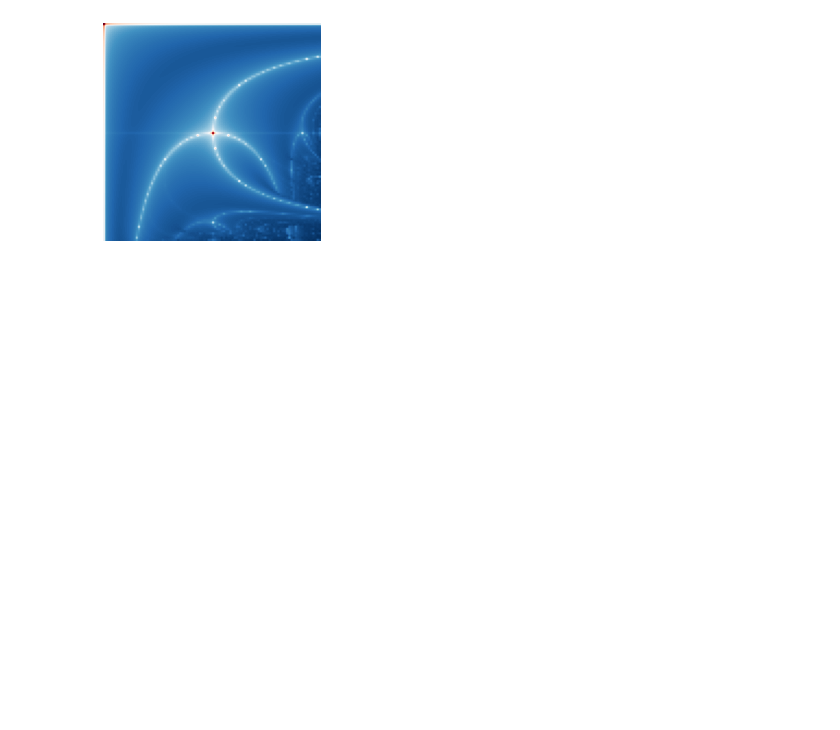
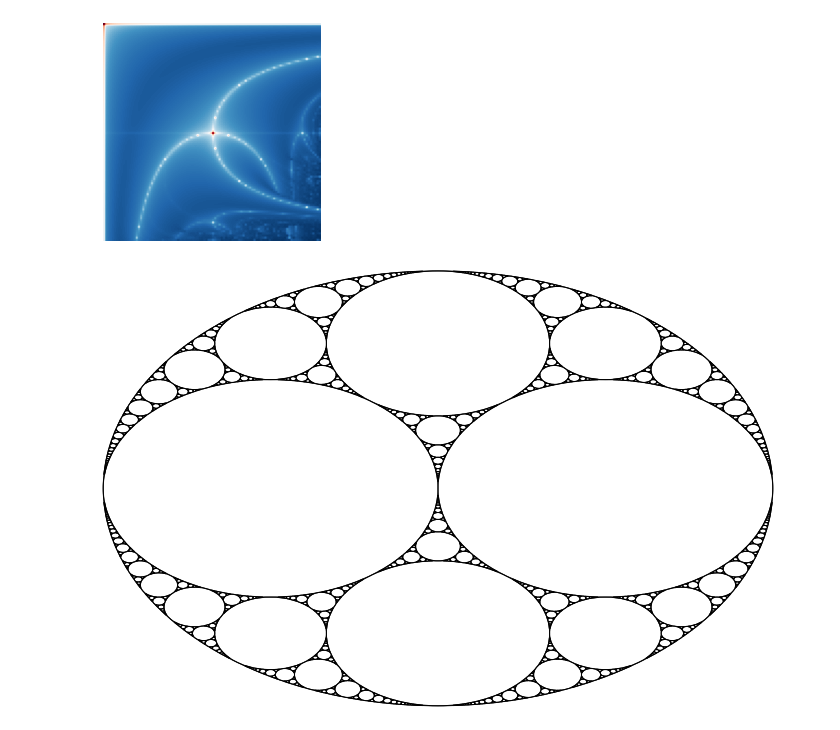
Before and after one commit to ben257/math-visualizations, a Jupyter notebook: Notebook1.ipynb, the cells around one changed output. Saved outputs shown, nothing was run; the diff lists cells and outputs as text; code cells hidden in the pictures; blank space fills up the shorter version.

Commit message:
updated notebook--gasket

```diff
--- a/Notebook1.ipynb
+++ b/Notebook1.ipynb
@@ -276,0 +357,7 @@ Lyapunov_fractal("BA",100,20)
+# %%
+fig, ax = plt.subplots()
+plt.axis('off')
+circle1,circle2,circle3 = Circle([.5,0],.5),Circle([-.5,0],.5),Circle([0,0],1,-1)
+Apollonian_gasket(circle1,circle2,circle3)
+# %% [output]
+[figure, added]
```
Also changed, not shown: parts of 4 cells of this notebook.
